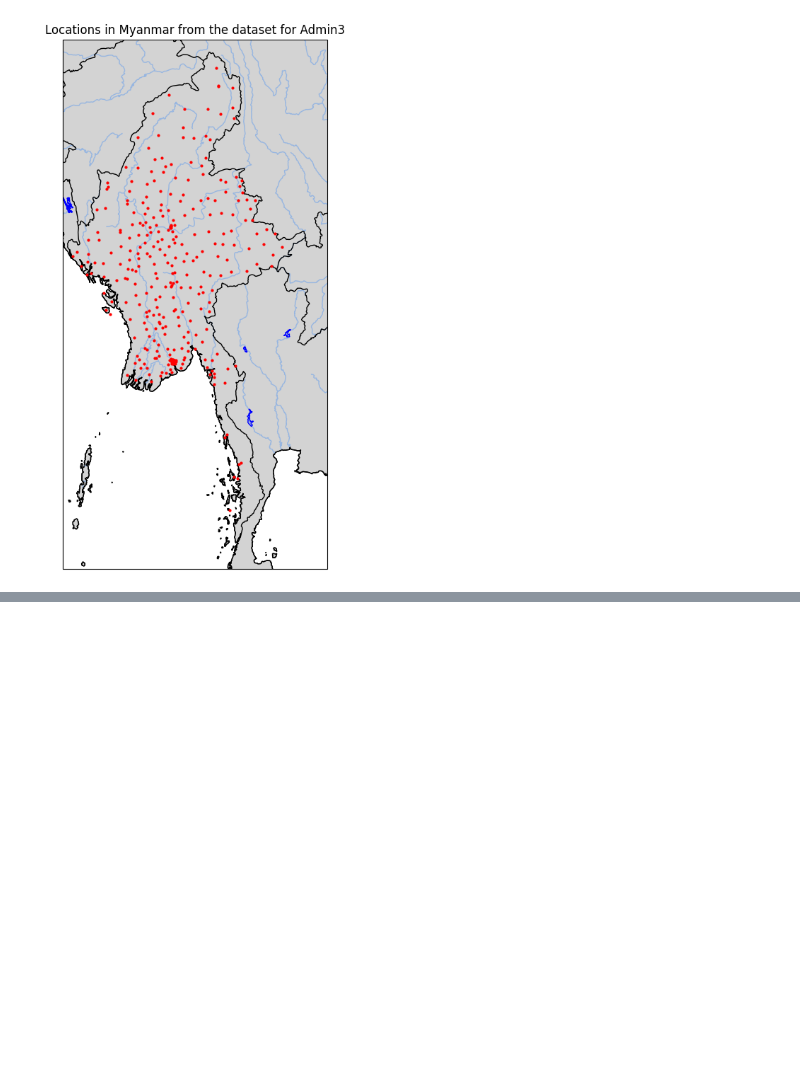
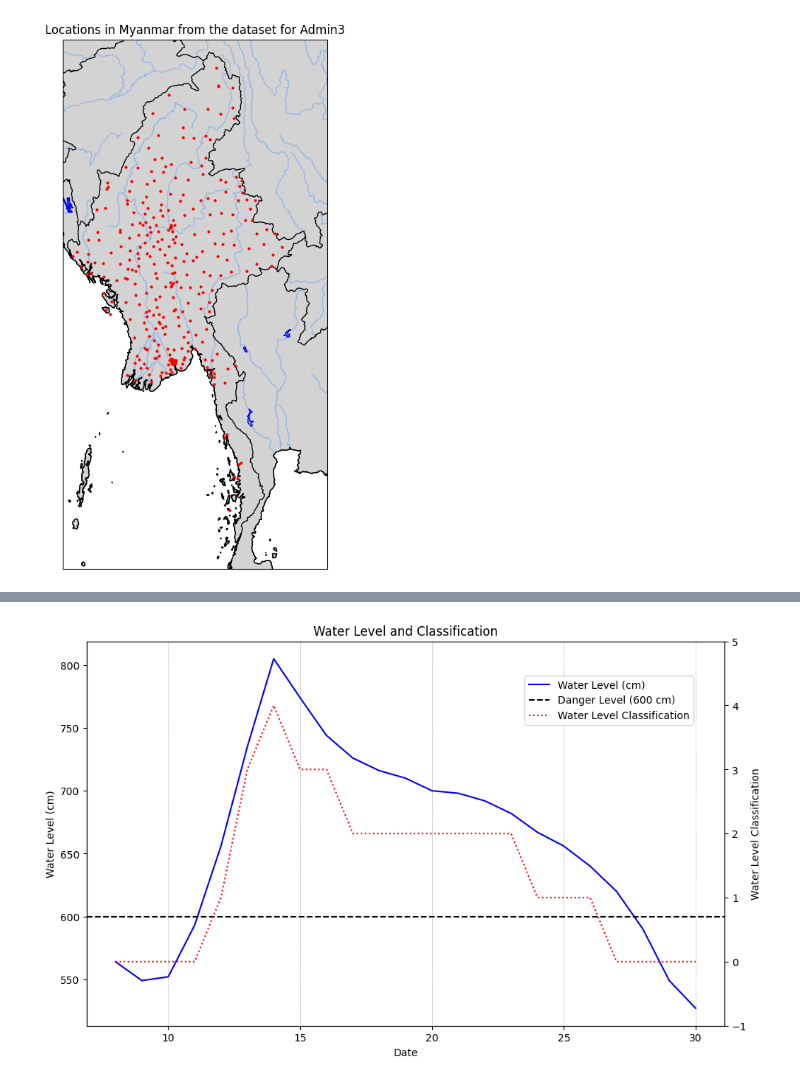
Before and after one commit to kingilsildor/CLS-Individual_Project, a Jupyter notebook: interface_csv.ipynb, the cells around one changed output, grey strips where cells are left out. Drawn from its saved outputs; the diff is of its cells as text; code cells hidden in the pictures; blank space fills up the shorter version.

Commit message:
Added a water level classification instead

```diff
--- a/interface_csv.ipynb
+++ b/interface_csv.ipynb
@@ -73,0 +95,20 @@ create_map(map_df, ADMIN_LEVEL)
+# %%
+x = 4  # Replace with your desired maximum classification value
+
+min_level = toungoo_df["Water level at (12:30) hr (cm)"].min()
+max_level = toungoo_df["Water level at (12:30) hr (cm)"].max()
+
+
+def classify_water_level(level, min_level, max_level, x):
+    if level < min_level:
+        return 0
+    else:
+        return round((level - min_level) / (max_level - min_level) * x)
+
+
+toungoo_df["Water Level Classification"] = toungoo_df[
+    "Water level at (12:30) hr (cm)"
+].apply(classify_water_level, args=(danger_level, max_level, x))
+
+print(f"Min: {min_level}, Max: {max_level}")
+print(toungoo_df[["Water level at (12:30) hr (cm)", "Water Level Classification"]])
@@ -73,0 +133,40 @@ create_map(map_df, ADMIN_LEVEL)
+# %%
+fig, ax1 = plt.subplots(figsize=(10, 6))
+
+# Water Level
+ax1.plot(
+    toungoo_df["Day"],
+    toungoo_df["Water level at (12:30) hr (cm)"],
+    label="Water Level (cm)",
+    color="b",
+)
+ax1.set_xlabel("Date")
+ax1.set_ylabel("Water Level (cm)")
+ax1.tick_params(axis="y")
+ax1.grid(True, which="both", axis="x", linestyle="--", linewidth=0.5)
+
+
+# Danger Level
+plt.axhline(y=danger_level, color="black", linestyle="--", label=f"Danger Level ({danger_level} cm)")
+
+# Classification
+ax2 = ax1.twinx()
+ax2.plot(
+    toungoo_df["Day"],
+    toungoo_df["Water Level Classification"],
+    label="Water Level Classification",
+    linestyle=":",
+    color="r",
+)
+ax2.set_ylabel("Water Level Classification")
+ax2.tick_params(axis="y")
+ax2.set_ylim(-1, x + 1)
+ax2.yaxis.set_major_locator(MaxNLocator(integer=True))
+
+
+fig.tight_layout()
+plt.title("Water Level and Classification")
+fig.legend(loc="upper right", bbox_to_anchor=(0.9, 0.9))
+plt.show()
+# %% [output]
+[figure, added]
```
Also changed, not shown: parts of 6 cells of this notebook, 3 other files.
